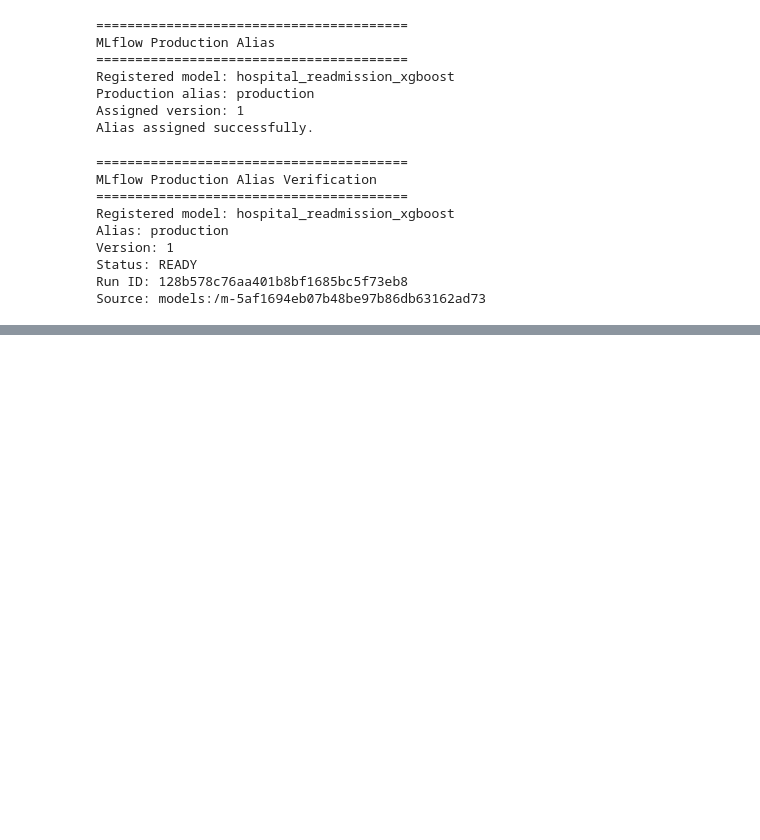
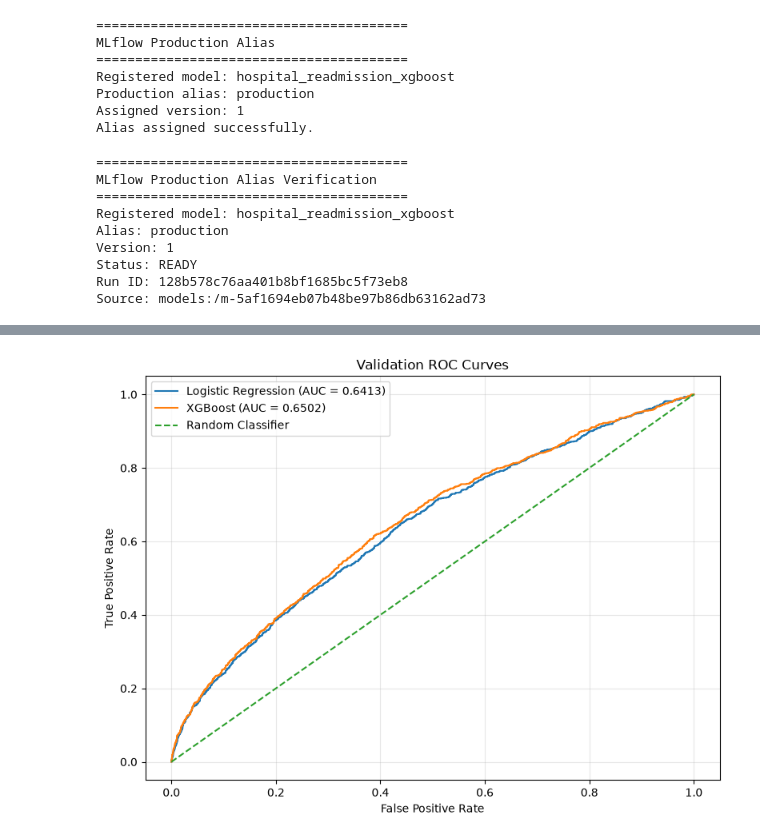
Before and after one commit to mithun6gowda/hospital-readmission-prediction, a Jupyter notebook: model_development_and_tracking.ipynb, the cells around one changed output, grey strips where cells are left out. Saved outputs shown, nothing was run; the diff lists cells and outputs as text; code cells hidden in the pictures; blank space fills up the shorter version.

```diff
--- a/model_development_and_tracking.ipynb
+++ b/model_development_and_tracking.ipynb
@@ -1039,0 +1804,99 @@ Source: models:/m-5af1694eb07b48be97b86db63162ad73
+# %%
+# ============================================================
+# STEP 36K — VALIDATION ROC CURVES + CONFUSION MATRICES
+# ============================================================
+
+import matplotlib.pyplot as plt
+from sklearn.metrics import roc_curve, auc, ConfusionMatrixDisplay
+
+print("=" * 70)
+print("STAGE 3.3 — VALIDATION ROC + CONFUSION MATRICES")
+print("=" * 70)
+
+# ------------------------------------------------------------
+# 1. ROC curves
+# ------------------------------------------------------------
+
+fpr_logistic, tpr_logistic, _ = roc_curve(
+    y_val,
+    y_val_proba_logistic
+)
+
+fpr_xgb, tpr_xgb, _ = roc_curve(
+    y_val,
+    y_val_proba_xgb
+)
+
+plt.figure(figsize=(8, 6))
+
+plt.plot(
+    fpr_logistic,
+    tpr_logistic,
+    label=f"Logistic Regression (AUC = {logistic_roc_auc:.4f})"
+)
+
+plt.plot(
+    fpr_xgb,
+    tpr_xgb,
+    label=f"XGBoost (AUC = {xgb_roc_auc:.4f})"
+)
+
+plt.plot(
+    [0, 1],
+    [0, 1],
+    linestyle="--",
+    label="Random Classifier"
+)
+
+plt.xlabel("False Positive Rate")
+plt.ylabel("True Positive Rate")
+plt.title("Validation ROC Curves")
+plt.legend()
+plt.grid(alpha=0.3)
+plt.tight_layout()
+plt.show()
+
+# ------------------------------------------------------------
+# 2. Logistic Regression confusion matrix
+# ------------------------------------------------------------
+
+plt.figure(figsize=(6, 5))
+
+ConfusionMatrixDisplay(
+    confusion_matrix=logistic_cm,
+    display_labels=["No Readmission", "Readmission <30d"]
+).plot(ax=plt.gca())
+
+plt.title("Logistic Regression — Validation Confusion Matrix")
+plt.tight_layout()
+plt.show()
+
+# ------------------------------------------------------------
+# 3. XGBoost confusion matrix
+# ------------------------------------------------------------
+
+plt.figure(figsize=(6, 5))
+
+ConfusionMatrixDisplay(
+    confusion_matrix=xgb_cm,
+    display_labels=["No Readmission", "Readmission <30d"]
+).plot(ax=plt.gca())
+
+plt.title("XGBoost — Validation Confusion Matrix")
+plt.tight_layout()
+plt.show()
+
+# ------------------------------------------------------------
+# 4. Print confusion matrices for evidence
+# ------------------------------------------------------------
+
+print("\nLogistic Regression Confusion Matrix:")
+print(logistic_cm)
+
+print("\nXGBoost Confusion Matrix:")
+print(xgb_cm)
+
+print("\n" + "=" * 70)
+print("VALIDATION PLOTS COMPLETE")
+print("=" * 70)
+# %% [output]
@@ -1039,0 +1906 @@ Source: models:/m-5af1694eb07b48be97b86db63162ad73
+[figure, added]
```
Also changed, not shown: parts of 17 cells of this notebook, 16 other files.
